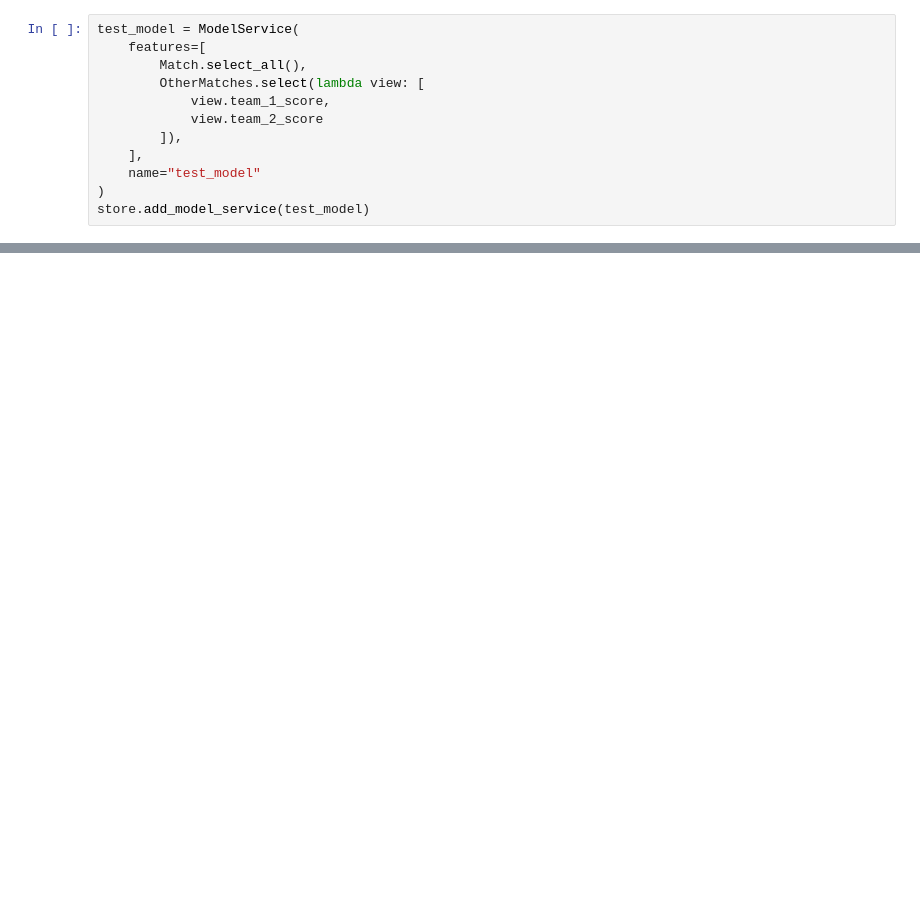
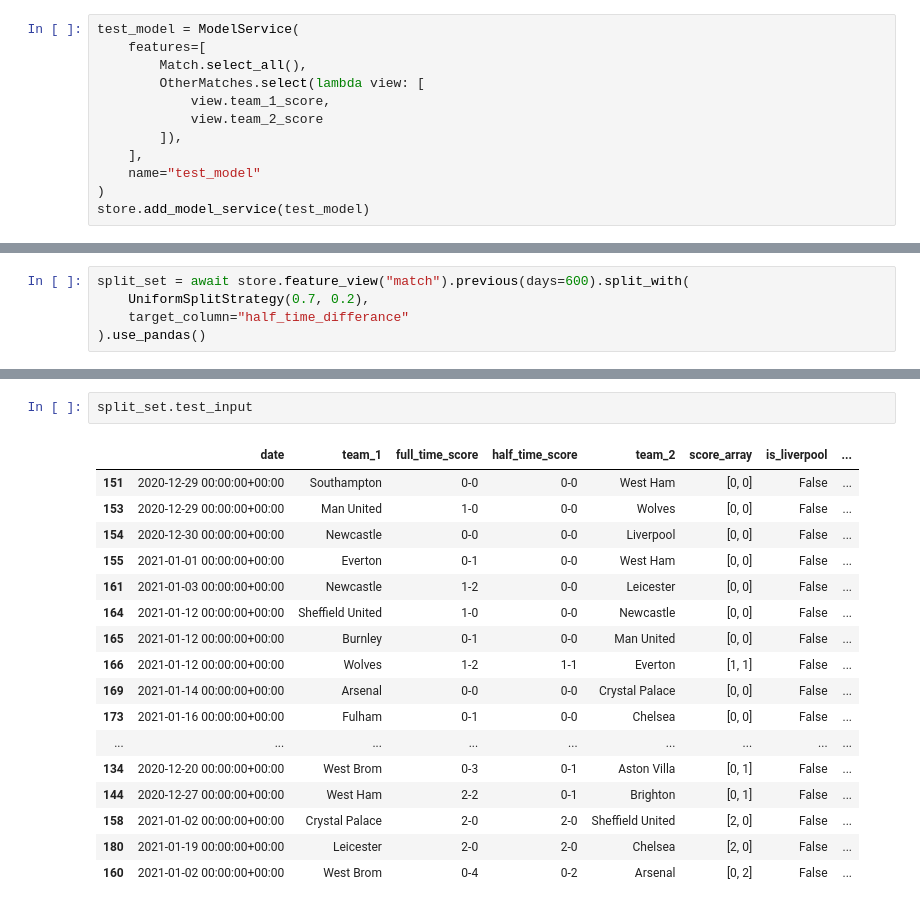
Before and after one commit to MatsMoll/aligned, a Jupyter notebook: example/local_file.ipynb, the cells around one changed output, grey strips where cells are left out. Cells and saved outputs as stored; diff of their text form; blank space fills up the shorter version.

```diff
--- a/example/local_file.ipynb
+++ b/example/local_file.ipynb
@@ -222,0 +211,5 @@ await store.feature_view("match").all(limit=20).to_df()
+# %%
+split_set = await store.feature_view("match").previous(days=600).split_with(
+    UniformSplitStrategy(0.7, 0.2),
+    target_column="half_time_differance"
+).use_pandas()
@@ -222,0 +232,20 @@ await store.feature_view("match").all(limit=20).to_df()
+# %%
+split_set.test_input
+# %% [output]
+|  | date | team_1 | full_time_score | half_time_score | team_2 | score_array | is_liverpool | ... |
+| 151 | 2020-12-29 00:00:00+00:00 | Southampton | 0-0 | 0-0 | West Ham | [0, 0] | False | ... |
+| 153 | 2020-12-29 00:00:00+00:00 | Man United | 1-0 | 0-0 | Wolves | [0, 0] | False | ... |
+| 154 | 2020-12-30 00:00:00+00:00 | Newcastle | 0-0 | 0-0 | Liverpool | [0, 0] | False | ... |
+| 155 | 2021-01-01 00:00:00+00:00 | Everton | 0-1 | 0-0 | West Ham | [0, 0] | False | ... |
+| 161 | 2021-01-03 00:00:00+00:00 | Newcastle | 1-2 | 0-0 | Leicester | [0, 0] | False | ... |
+| 164 | 2021-01-12 00:00:00+00:00 | Sheffield United | 1-0 | 0-0 | Newcastle | [0, 0] | False | ... |
+| 165 | 2021-01-12 00:00:00+00:00 | Burnley | 0-1 | 0-0 | Man United | [0, 0] | False | ... |
+| 166 | 2021-01-12 00:00:00+00:00 | Wolves | 1-2 | 1-1 | Everton | [1, 1] | False | ... |
+| 169 | 2021-01-14 00:00:00+00:00 | Arsenal | 0-0 | 0-0 | Crystal Palace | [0, 0] | False | ... |
+| 173 | 2021-01-16 00:00:00+00:00 | Fulham | 0-1 | 0-0 | Chelsea | [0, 0] | False | ... |
+| ... | ... | ... | ... | ... | ... | ... | ... | ... |
+| 134 | 2020-12-20 00:00:00+00:00 | West Brom | 0-3 | 0-1 | Aston Villa | [0, 1] | False | ... |
+| 144 | 2020-12-27 00:00:00+00:00 | West Ham | 2-2 | 0-1 | Brighton | [0, 1] | False | ... |
+| 158 | 2021-01-02 00:00:00+00:00 | Crystal Palace | 2-0 | 2-0 | Sheffield United | [2, 0] | False | ... |
+| 180 | 2021-01-19 00:00:00+00:00 | Leicester | 2-0 | 2-0 | Chelsea | [2, 0] | False | ... |
+| 160 | 2021-01-02 00:00:00+00:00 | West Brom | 0-4 | 0-2 | Arsenal | [0, 2] | False | ... |
```
Also changed, not shown: parts of 12 cells of this notebook, 3 other files.
